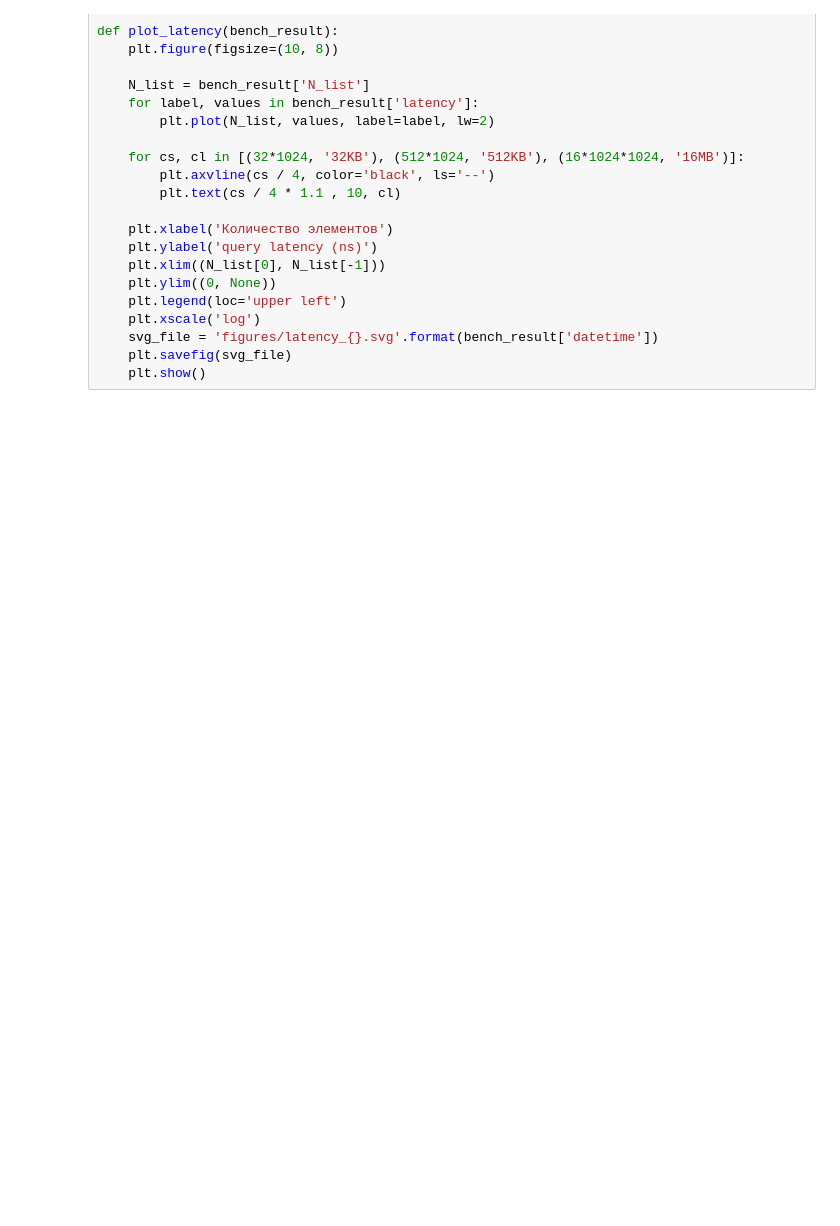
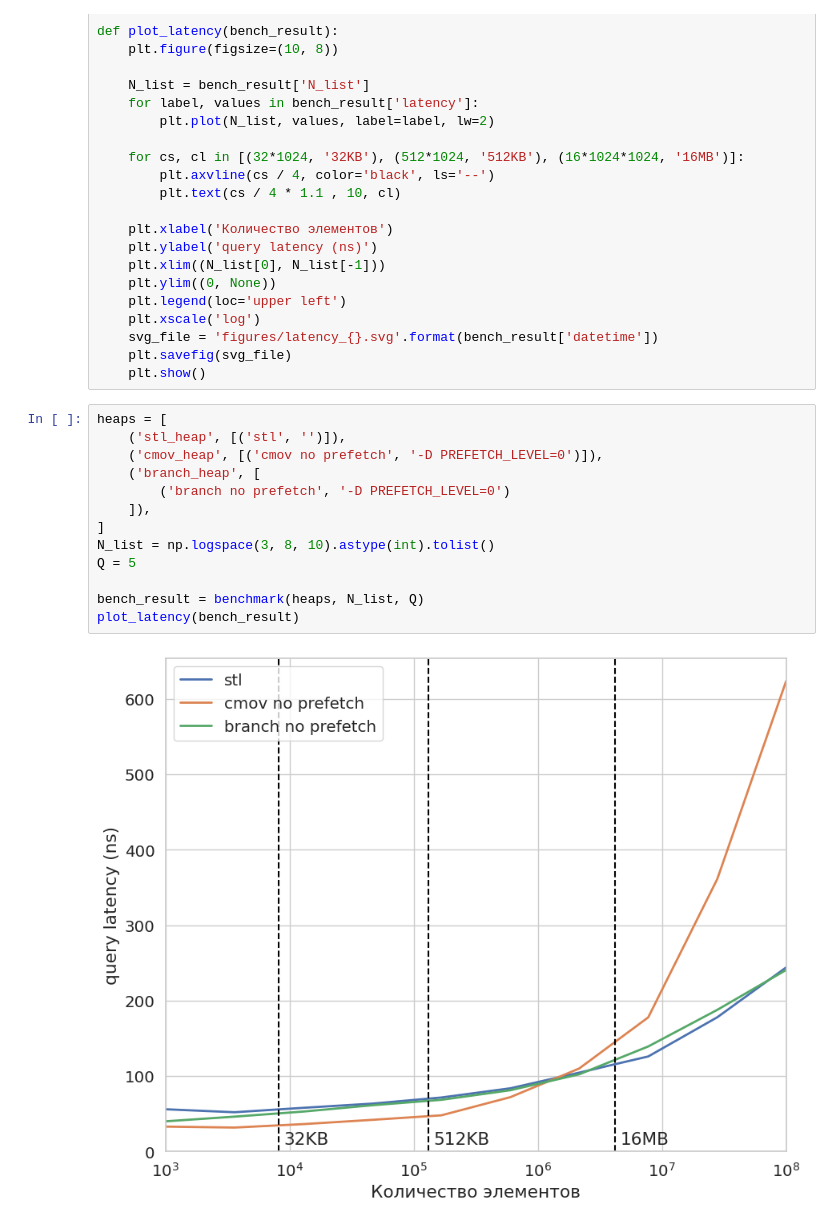
Before and after one commit to maxgaponov/fast-heaps, a Jupyter notebook: benchmark.ipynb, the cells around one changed output. Cells and saved outputs as stored; diff of their text form; blank space fills up the shorter version.

```diff
--- a/benchmark.ipynb
+++ b/benchmark.ipynb
@@ -56,5 +56,20 @@ def plot_latency(bench_result):
     svg_file = 'figures/latency_{}.svg'.format(bench_result['datetime'])
     plt.savefig(svg_file)
     plt.show()
+# %%
+heaps = [
+    ('stl_heap', [('stl', '')]),
+    ('cmov_heap', [('cmov no prefetch', '-D PREFETCH_LEVEL=0')]),
+    ('branch_heap', [
+        ('branch no prefetch', '-D PREFETCH_LEVEL=0')
+    ]),
+]
+N_list = np.logspace(3, 8, 10).astype(int).tolist()
+Q = 5
+
+bench_result = benchmark(heaps, N_list, Q)
+plot_latency(bench_result)
+# %% [output]
+[figure, added]
 # %%
 heaps = [
```
Also changed, not shown: parts of 19 cells of this notebook, 2 other files.
